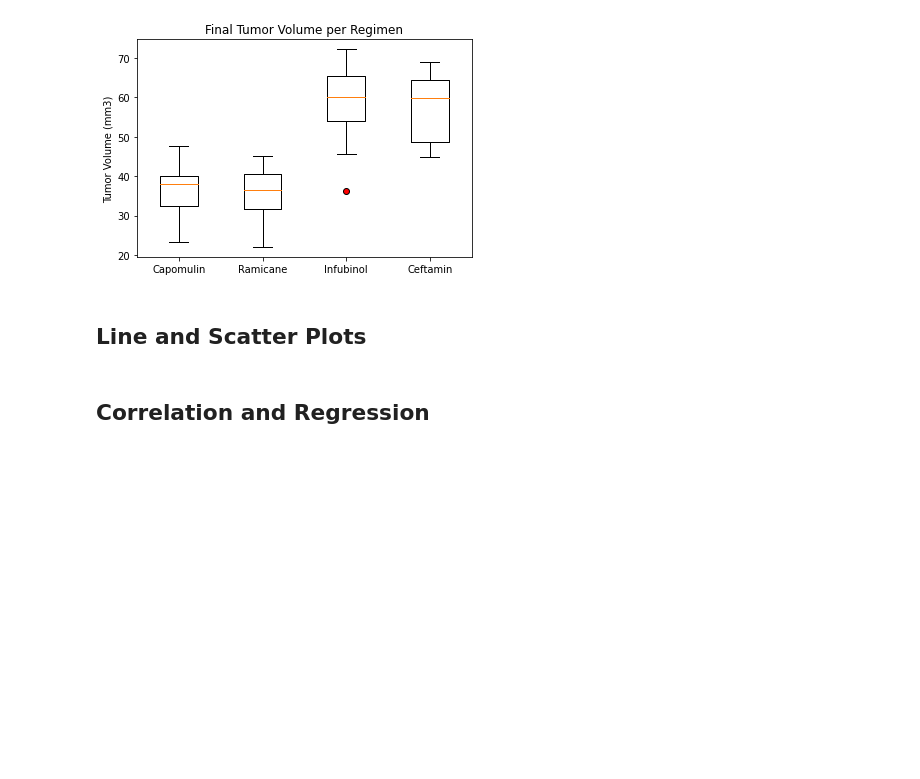
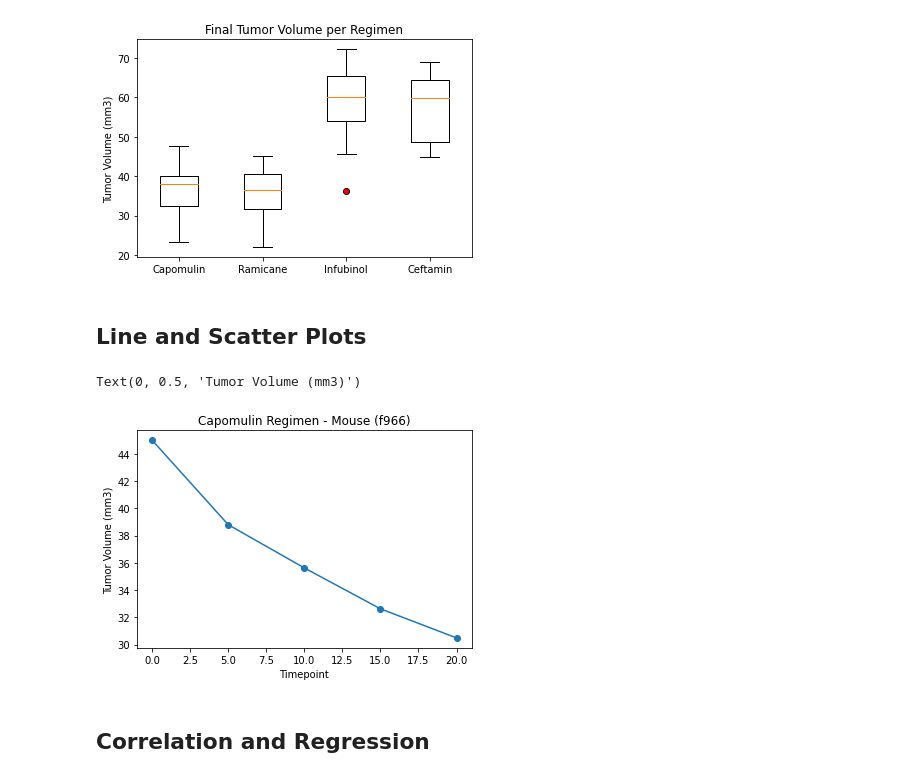
Before and after one commit to abarnatan/matplotlib-challenge, a Jupyter notebook: pymaceuticals_starter.ipynb, the cells around one changed output. Saved outputs shown, nothing was run; the diff lists cells and outputs as text; code cells hidden in the pictures; blank space fills up the shorter version.

Commit message:
line graph made for mouse

```diff
--- a/pymaceuticals_starter.ipynb
+++ b/pymaceuticals_starter.ipynb
@@ -296,3 +311,18 @@ plt.show()
+# %%
+# Generate a line plot of tumor volume vs. time point for a mouse treated with Capomulin
+
+# select a mouse treated with Capomulin
+cap_mouse = merged_clean_df[['Timepoint', 'Tumor Volume (mm3)']].loc[(merged_clean_df['Drug Regimen'] == 'Capomulin') & (merged_clean_df['Mouse ID']=='f966')]
+cap_mouse
+
+# plot data
+plt.plot(cap_mouse['Timepoint'], cap_mouse['Tumor Volume (mm3)'], marker='o')
+plt.title("Capomulin Regimen - Mouse (f966)")
+plt.xlabel("Timepoint")
+plt.ylabel("Tumor Volume (mm3)")
+# %% [output]
+Text(0, 0.5, 'Tumor Volume (mm3)')
+[figure, added]
 # %%
 # Generate a scatter plot of average tumor volume vs. mouse weight for the Capomulin regimen
 # %% [markdown]
```
Also changed, not shown: parts of 2 cells of this notebook.
